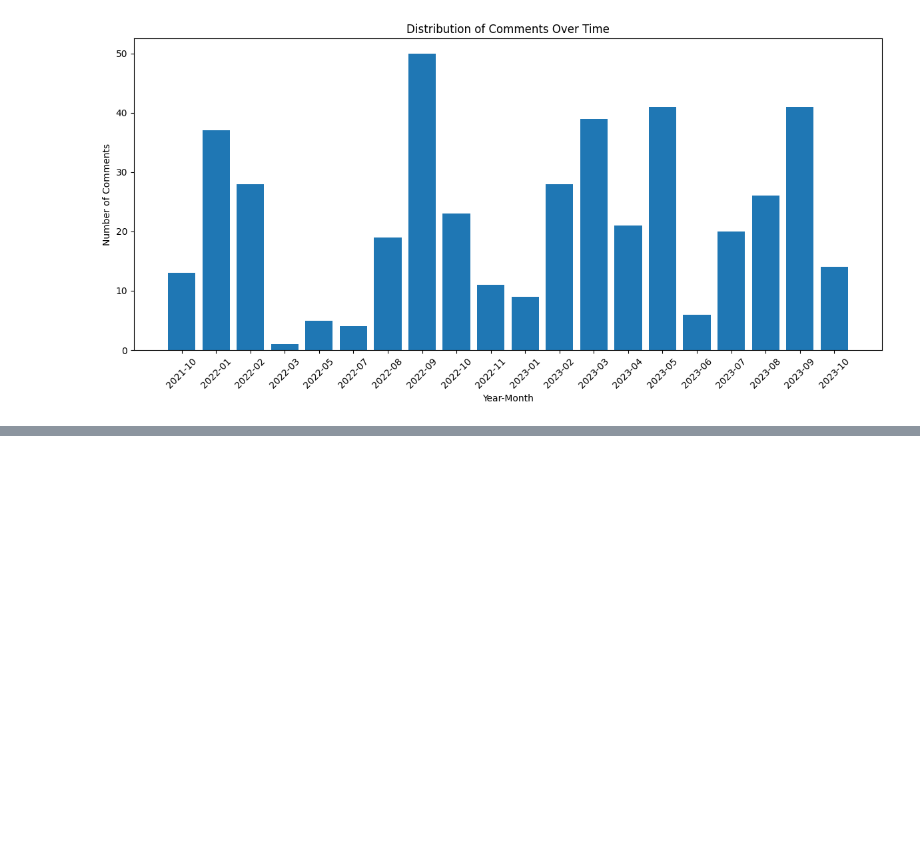
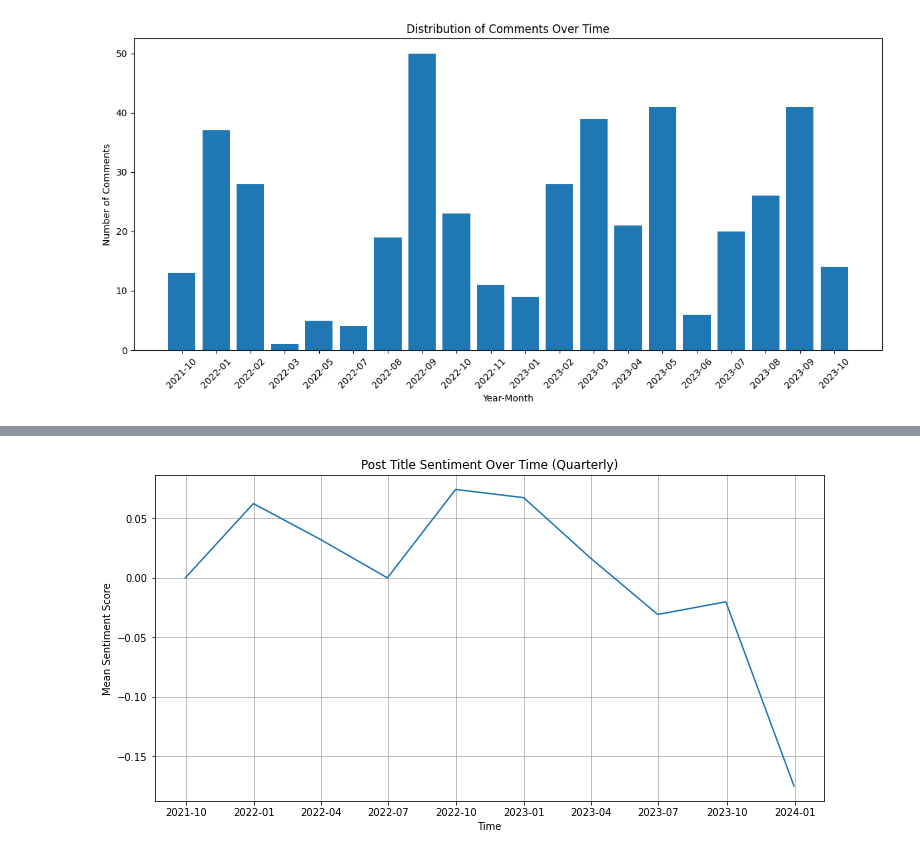
Before and after one commit to ingridarreola/LearningPython, a Jupyter notebook: Banned_Books_Analyzing_Reddit_Discourse.ipynb, the cells around one changed output, grey strips where cells are left out. Drawn from its saved outputs; the diff is of its cells as text; code cells hidden in the pictures; blank space fills up the shorter version.

```diff
--- a/Banned_Books_Analyzing_Reddit_Discourse.ipynb
+++ b/Banned_Books_Analyzing_Reddit_Discourse.ipynb
@@ -454,14 +439,11 @@ def preprocess_text(text):
 
 
 # List of columns containing text data
-text_columns = ["Comment_Body", "Post_comment", "Title_comment", "Title_post", "Post_post"]
+text_columns = ["Comment_Body", "Post_comment", "Title", "Post_post"]
 
 # Apply text preprocessing to each column
 for column in text_columns:
     combined_df[column] = combined_df[column].apply(preprocess_text)
-
-# Now, combined_df contains the preprocessed text data in the specified columns
-# You can use this cleaned data for your analysis, including Dynamic Topic Models (DTM)
 # %% [output]
 [nltk_data] Downloading package stopwords to
 [nltk_data]     /Users/ingridarreola/nltk_data...
@@ -547,4 +637,17 @@ text_columns = ["Comment_Body", "Post_comment", "Title_comment", "Title_post", "
 for column in text_columns:
     combined_df[column + '_sentiment'] = combined_df[column].apply(analyze_sentiment)
 
-# Now, combined_df contains sentiment scores in new columns
+# Applying the same thing to our separate dataset to see if that changes things in the analysis
+# List of text columns containing text data for comments
+comment_text_columns = ["Comment_Body"]
+
+# Apply text preprocessing to each column in comments_df
+for column in comment_text_columns:
+    comments_df[column + '_sentiment'] = comments_df[column].apply(analyze_sentiment)
+
+# List of text columns containing text data for posts
+posts_text_columns = ["Post_Title", "Post_Body"]
+
+# Apply text preprocessing to each column in posts_df
+for column in posts_text_columns:
+    posts_df[column + '_sentiment'] = posts_df[column].apply(analyze_sentiment)
@@ -577,0 +733,26 @@ Average Sentiment for Post_post: 0.0434857320825315
+# %%
+#This is using posts dataframe individually, and we do see a difference in the sentiment when we isolate the posts
+
+import pandas as pd
+import matplotlib.pyplot as plt
+
+
+# Set the 'Timestamp' column as the DataFrame index
+posts_df.set_index('Timestamp', inplace=True)
+
+# Define the time interval for aggregation (e.g., 'D' for daily, 'W' for weekly, 'Q' for quarterly)
+time_interval = 'Q'
+
+# Aggregate sentiment scores (example: using mean)
+sentiment_agg = posts_df.resample(time_interval)['Post_Title_sentiment'].mean()
+
+# Visualize the time series
+plt.figure(figsize=(12, 6))
+plt.plot(sentiment_agg.index, sentiment_agg.values)
+plt.title('Post Title Sentiment Over Time (Quarterly)')
+plt.xlabel('Time')
+plt.ylabel('Mean Sentiment Score')
+plt.grid(True)
+plt.show()
+# %% [output]
+[figure, added]
```
Also changed, not shown: parts of 36 cells of this notebook.
